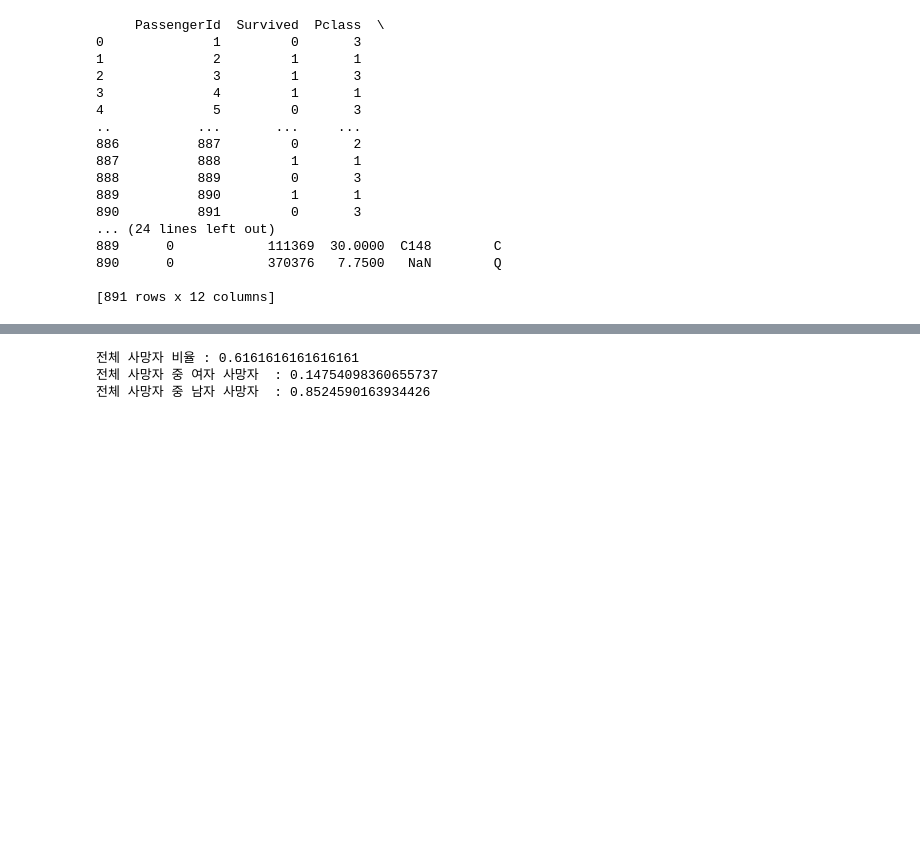
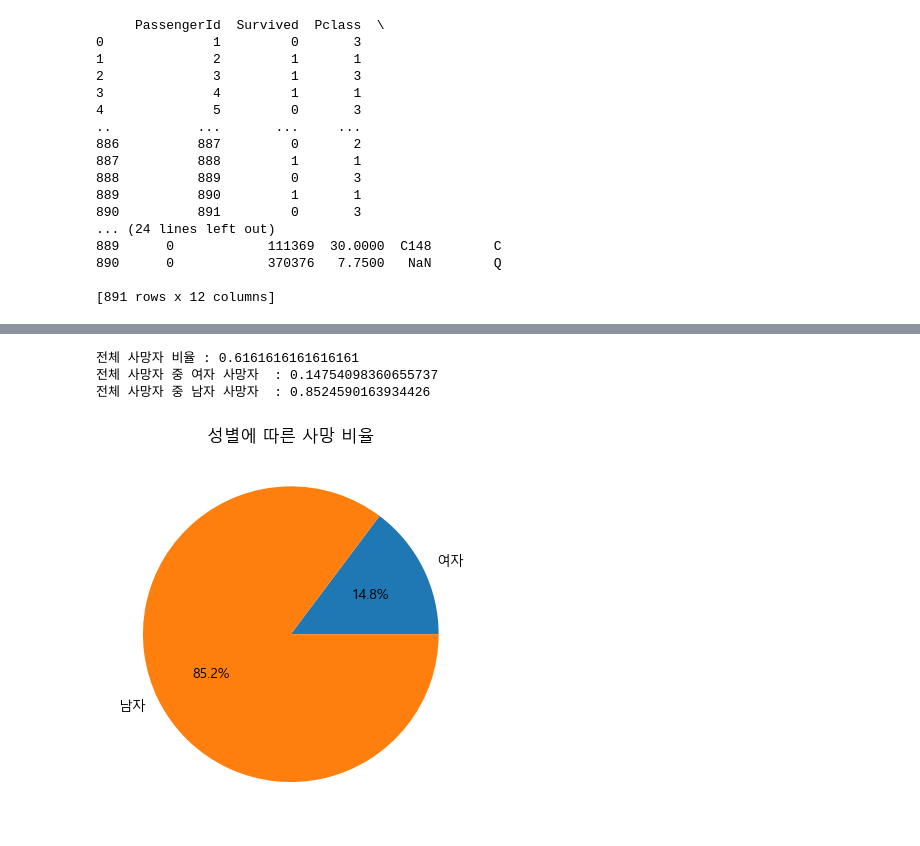
Before and after one commit to il-kwang/quiz, a Jupyter notebook: ML/titanic/titanic.ipynb, the cells around one changed output, grey strips where cells are left out. Drawn from its saved outputs; the diff is of its cells as text; code cells hidden in the pictures; blank space fills up the shorter version.

```diff
--- a/ML/titanic/titanic.ipynb
+++ b/ML/titanic/titanic.ipynb
@@ -73,14 +94,22 @@ print('생존자 중 남자 생존자 비율:', len(male_survived)/len(survived)
 # %%
 #전체 사망지 비율
 print(f"전체 사망자 비율 : {1 - df['Survived'].mean()}")
 #
 
 female_dead = dead[dead['Sex'] == 'female']
 male_dead = dead[dead['Sex'] == 'male']
 
+female_dead_ratio = len(female_dead)/len(dead)
+male_dead_ratio = len(male_dead)/len(dead)
+
 print('전체 사망자 중 여자 사망자  :', len(female_dead)/len(dead))
 print('전체 사망자 중 남자 사망자  :', len(male_dead)/len(dead))
+
+plt.pie([female_dead_ratio,male_dead_ratio], labels=['여자', '남자'], autopct='%1.1f%%')
+plt.title('성별에 따른 사망 비율')
+plt.show()
 # %% [output]
 전체 사망자 비율 : 0.6161616161616161
 전체 사망자 중 여자 사망자  : 0.14754098360655737
 전체 사망자 중 남자 사망자  : 0.8524590163934426
+[figure, added]
```
Also changed, not shown: parts of 4 cells of this notebook, 1 other file.
